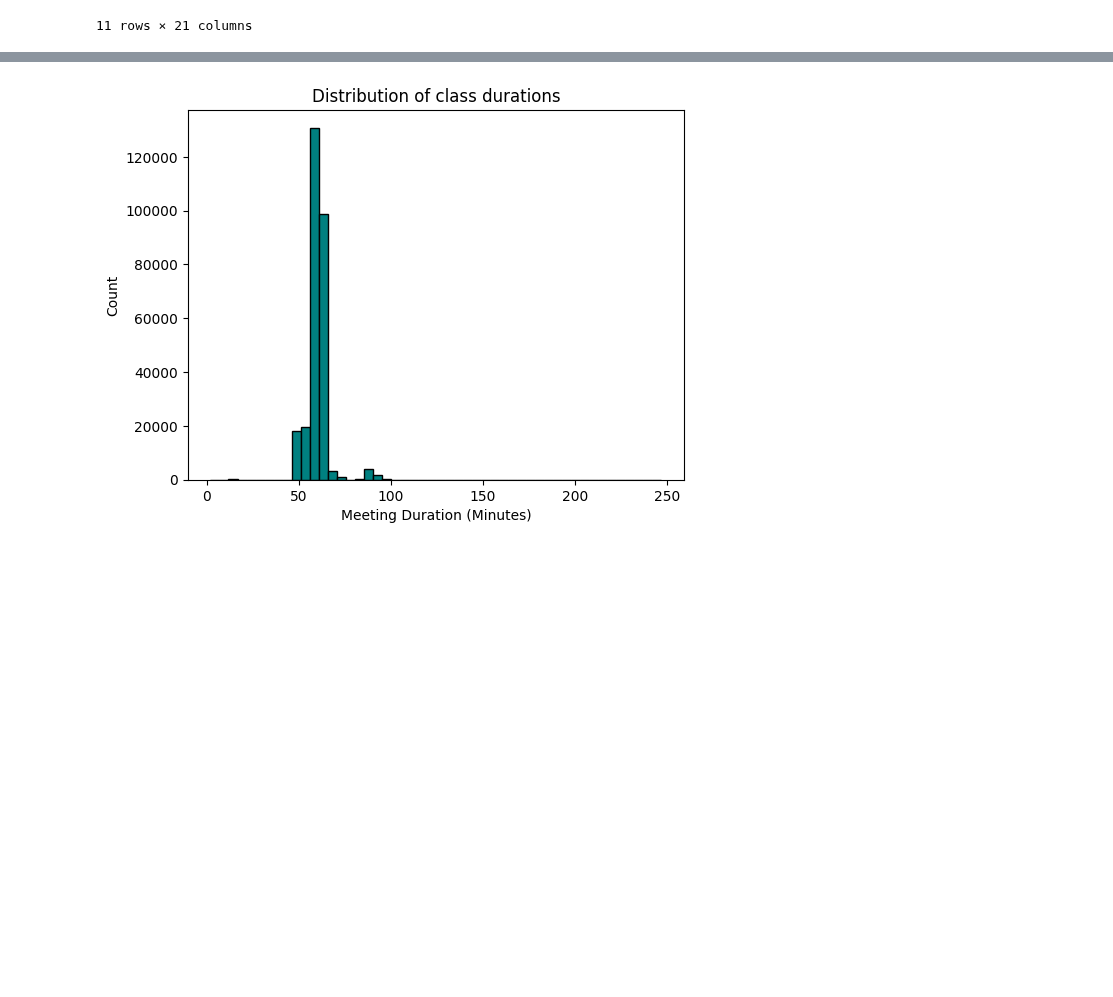
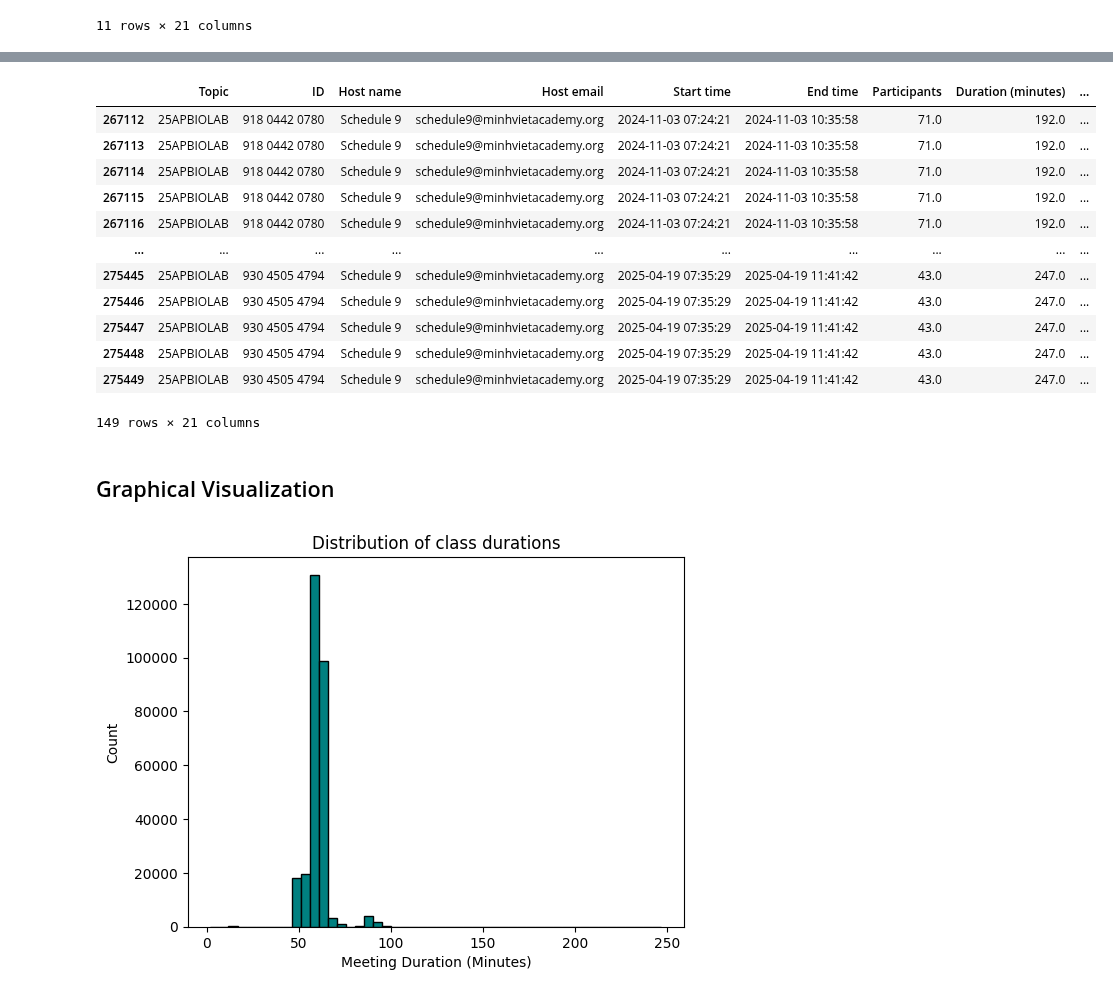
Before and after one commit to tthvan/Customer-Retention-Analysis, a Jupyter notebook: cleanin.ipynb, the cells around one changed output, grey strips where cells are left out. Drawn from its saved outputs; the diff is of its cells as text; code cells hidden in the pictures; blank space fills up the shorter version.

```diff
--- a/cleanin.ipynb
+++ b/cleanin.ipynb
@@ -341,3 +362,23 @@ pd.reset_option('display.max_rows', None)
+# %%
+#Remove the class which TA closed on the wrong time
+df = df[~(df['Duration (minutes)']==131)]
+df[df['Duration (minutes)'] > 100] #check if it's still there
+# %% [output]
+|  | Topic | ID | Host name | Host email | Start time | End time | Participants | Duration (minutes) | ... |
+| 267112 | 25APBIOLAB | 918 0442 0780 | Schedule 9 | schedule9@minhvietacademy.org | 2024-11-03 07:24:21 | 2024-11-03 10:35:58 | 71.0 | 192.0 | ... |
+| 267113 | 25APBIOLAB | 918 0442 0780 | Schedule 9 | schedule9@minhvietacademy.org | 2024-11-03 07:24:21 | 2024-11-03 10:35:58 | 71.0 | 192.0 | ... |
+| 267114 | 25APBIOLAB | 918 0442 0780 | Schedule 9 | schedule9@minhvietacademy.org | 2024-11-03 07:24:21 | 2024-11-03 10:35:58 | 71.0 | 192.0 | ... |
+| 267115 | 25APBIOLAB | 918 0442 0780 | Schedule 9 | schedule9@minhvietacademy.org | 2024-11-03 07:24:21 | 2024-11-03 10:35:58 | 71.0 | 192.0 | ... |
+| 267116 | 25APBIOLAB | 918 0442 0780 | Schedule 9 | schedule9@minhvietacademy.org | 2024-11-03 07:24:21 | 2024-11-03 10:35:58 | 71.0 | 192.0 | ... |
+| ... | ... | ... | ... | ... | ... | ... | ... | ... | ... |
+| 275445 | 25APBIOLAB | 930 4505 4794 | Schedule 9 | schedule9@minhvietacademy.org | 2025-04-19 07:35:29 | 2025-04-19 11:41:42 | 43.0 | 247.0 | ... |
+| 275446 | 25APBIOLAB | 930 4505 4794 | Schedule 9 | schedule9@minhvietacademy.org | 2025-04-19 07:35:29 | 2025-04-19 11:41:42 | 43.0 | 247.0 | ... |
+| 275447 | 25APBIOLAB | 930 4505 4794 | Schedule 9 | schedule9@minhvietacademy.org | 2025-04-19 07:35:29 | 2025-04-19 11:41:42 | 43.0 | 247.0 | ... |
+| 275448 | 25APBIOLAB | 930 4505 4794 | Schedule 9 | schedule9@minhvietacademy.org | 2025-04-19 07:35:29 | 2025-04-19 11:41:42 | 43.0 | 247.0 | ... |
+| 275449 | 25APBIOLAB | 930 4505 4794 | Schedule 9 | schedule9@minhvietacademy.org | 2025-04-19 07:35:29 | 2025-04-19 11:41:42 | 43.0 | 247.0 | ... |
+149 rows × 21 columns
+# %% [markdown]
+## Graphical Visualization
 # %%
 plt.hist(df['Duration (minutes)'], bins=50, edgecolor='black', color='teal')
 plt.xlabel('Meeting Duration (Minutes)')
```
Also changed, not shown: parts of 12 cells of this notebook.
